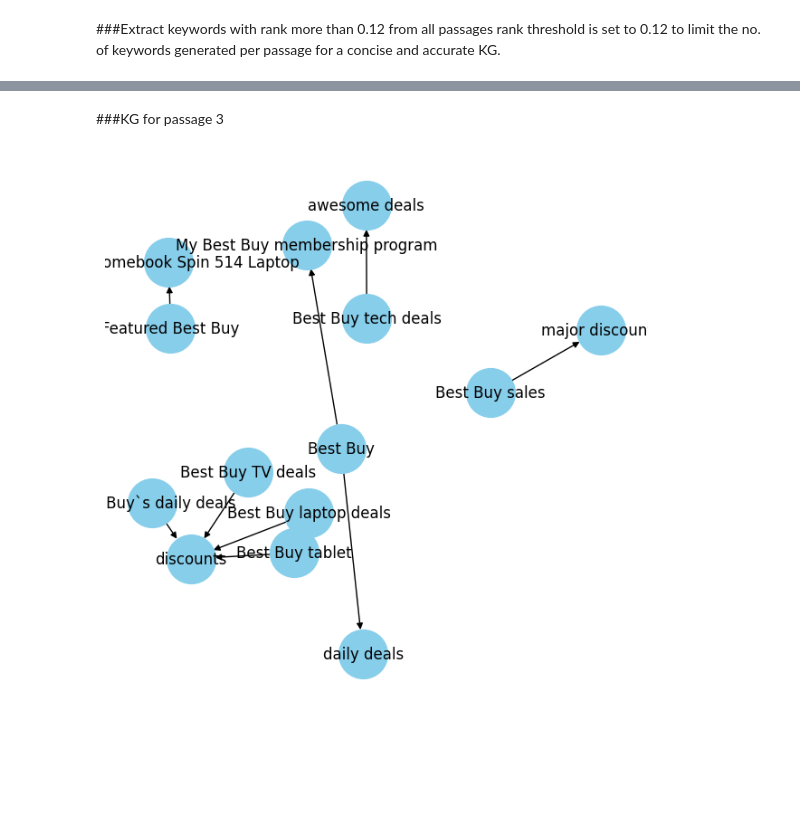
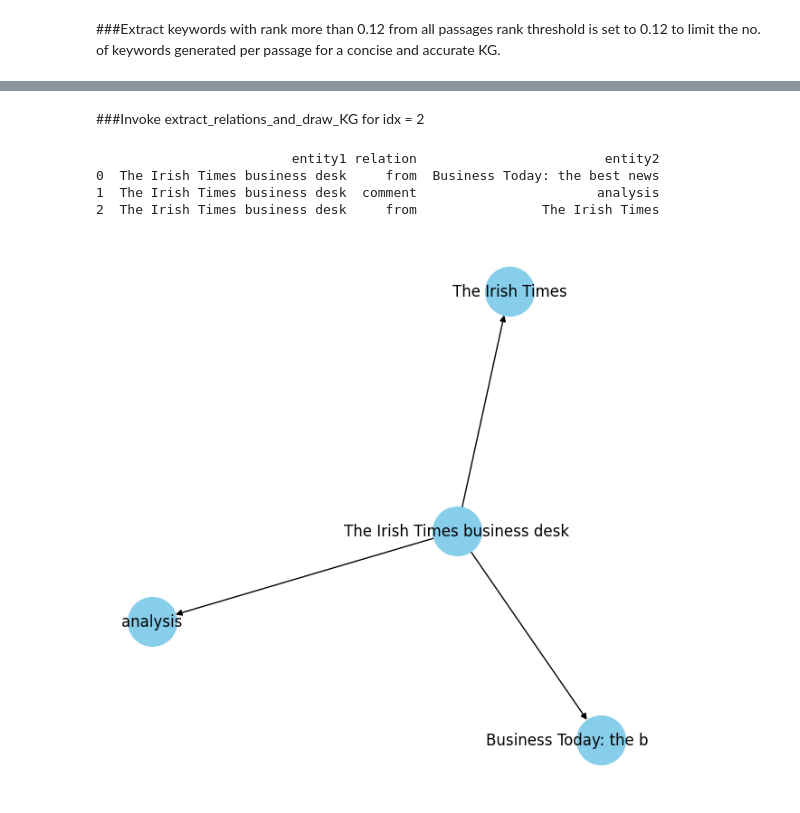
Before and after one commit to Vaaruni2797/Data-Integration-Project, a Jupyter notebook: DSE203_HW2.ipynb, the cells around one changed output, grey strips where cells are left out. Cells and saved outputs as stored; diff of their text form; code cells hidden in the pictures; blank space fills up the shorter version.

```diff
--- a/DSE203_HW2.ipynb
+++ b/DSE203_HW2.ipynb
@@ -101,6 +108,3 @@ def extract_keywords(passage):
     doc = nlp(passage)
     keywords = [k.text for k in doc._.phrases if k.rank > 0.12]
     return keywords
-# %%
-new_docs['Keywords'] = new_docs['CLEAN_TEXT'].apply(extract_keywords)
-new_docs.head(10)
@@ -121,9 +110,0 @@ new_docs.head(10)
-# %%
-index_to_drop = []
-for idx,keyword in enumerate(new_docs['Keywords']):
-    if len(keyword)<=1:
-        index_to_drop.append(idx)
-docs = new_docs.drop(index=new_docs.index[index_to_drop],axis=0)
-
-print(f'No.of rows dropped due to insufficient #keywords={len(index_to_drop)}')
-print(f'No.of rows to process={len(docs)}')
@@ -236,12 +164,10 @@ plt.show()
-# %% [markdown]
-###KG for passage 3
-# %%
-G=nx.from_pandas_edgelist(df_merged[df_merged['index']==3], "entity1", "entity2",
-                          edge_attr=True, create_using=nx.MultiDiGraph())
-
-plt.figure(figsize=(6,6))
-pos = nx.spring_layout(G, k = 0.5) # k regulates the distance between nodes
-nx.draw(G, with_labels=True, node_color='skyblue', node_size=1500, edge_cmap=plt.cm.Blues, pos = pos)
-plt.show()
-# %% [output]
-[figure, removed]
+# %% [markdown]
+###Invoke extract_relations_and_draw_KG for idx = 2
+# %%
+extract_relations_and_draw_KG(2, new_docs, 'CLEAN_TEXT')
+# %% [output]
+                         entity1 relation                        entity2
+0  The Irish Times business desk     from  Business Today: the best news
+1  The Irish Times business desk  comment                       analysis
+2  The Irish Times business desk     from                The Irish Times
+[figure, added]
```
Also changed, not shown: parts of 19 cells of this notebook.
